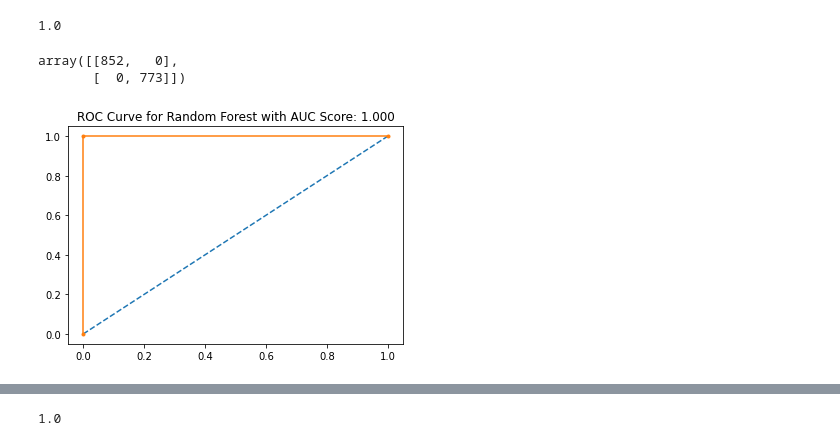
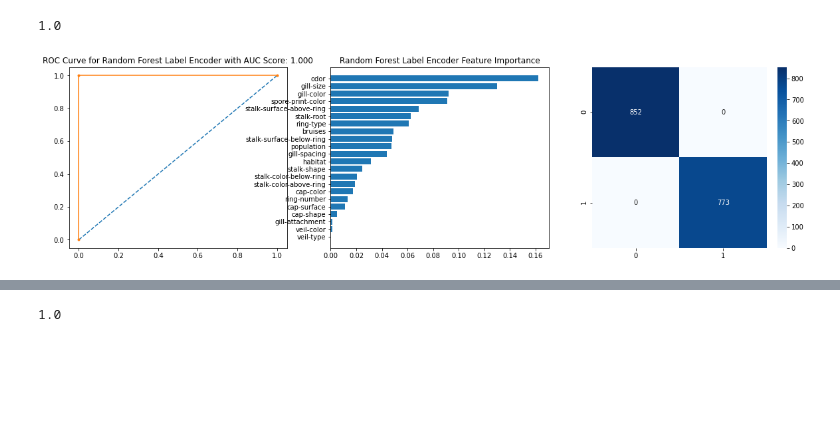
Before and after one commit to wodwine/kaggle-projects, a Jupyter notebook: mushroom-classification.ipynb, the cells around one changed output, grey strips where cells are left out. Saved outputs shown, nothing was run; the diff lists cells and outputs as text; code cells hidden in the pictures; blank space fills up the shorter version.

```diff
--- a/mushroom-classification.ipynb
+++ b/mushroom-classification.ipynb
@@ -511,6 +511,26 @@ label_encoder_data
 | 8122 | 1 | 3 | 3 | 4 | 0 | 8 | 1 | 0 | ... |
 | 8123 | 0 | 5 | 2 | 4 | 0 | 5 | 0 | 0 | ... |
 8124 rows × 23 columns
+# %%
+from sklearn.metrics import roc_curve,roc_auc_score,confusion_matrix
+
+def evaluation_model(model,X,y_test,y_preds,model_name="model"):
+    sorted_idx = model.feature_importances_.argsort()
+
+    fig, (ax1,ax2,ax3) = plt.subplots(1,3,figsize=(20,5),gridspec_kw={'width_ratios': [1,1, 1]})
+
+    auc_model = roc_auc_score(y_test,y_preds)
+    fpr, tpr, tresholds = roc_curve(y_test,y_preds)
+    ax1.plot([0,1],[0,1],linestyle='--')
+    ax1.plot(fpr,tpr,marker='.')
+    ax1.set_title(f"ROC Curve for {model_name} with AUC Score: {auc_model:.3f}")
+
+    ax2.barh(X.columns[sorted_idx], model.feature_importances_[sorted_idx])
+    ax2.set_title(f"{model_name} Feature Importance")
+
+    cf_matrix = confusion_matrix(y_test,y_preds)
+    sns.heatmap(cf_matrix, annot=True, fmt='.0f', cmap='Blues',ax=ax3);
+    plt.show()
 # %%
 X_label_encoder = label_encoder_data.drop("class",axis=1)
 y_label_encoder = label_encoder_data["class"]
@@ -527,22 +547,7 @@ y_preds = rf1.predict(X_test)
 rf1.score(X_test,y_test)
 # %% [output]
 1.0
-# %%
-from sklearn.metrics import confusion_matrix
-
-confusion_matrix(y_test,y_preds)
-# %% [output]
-array([[852,   0],
-       [  0, 773]])
 # %%
-from sklearn.metrics import roc_curve
-from sklearn.metrics import roc_auc_score
-
-auc_rf1 = roc_auc_score(y_test,y_preds)
-fpr, tpr, tresholds = roc_curve(y_test,y_preds)
-plt.plot([0,1],[0,1],linestyle='--')
-plt.plot(fpr,tpr,marker='.')
-plt.title(f"ROC Curve for Random Forest with AUC Score: {auc_rf1:.3f}")
-plt.show()
+evaluation_model(rf1,X_label_encoder,y_test,y_preds,"Random Forest Label Encoder")
 # %% [output]
-[figure, old version]
+[figure, new version]
```
Also changed, not shown: parts of 15 cells of this notebook.
